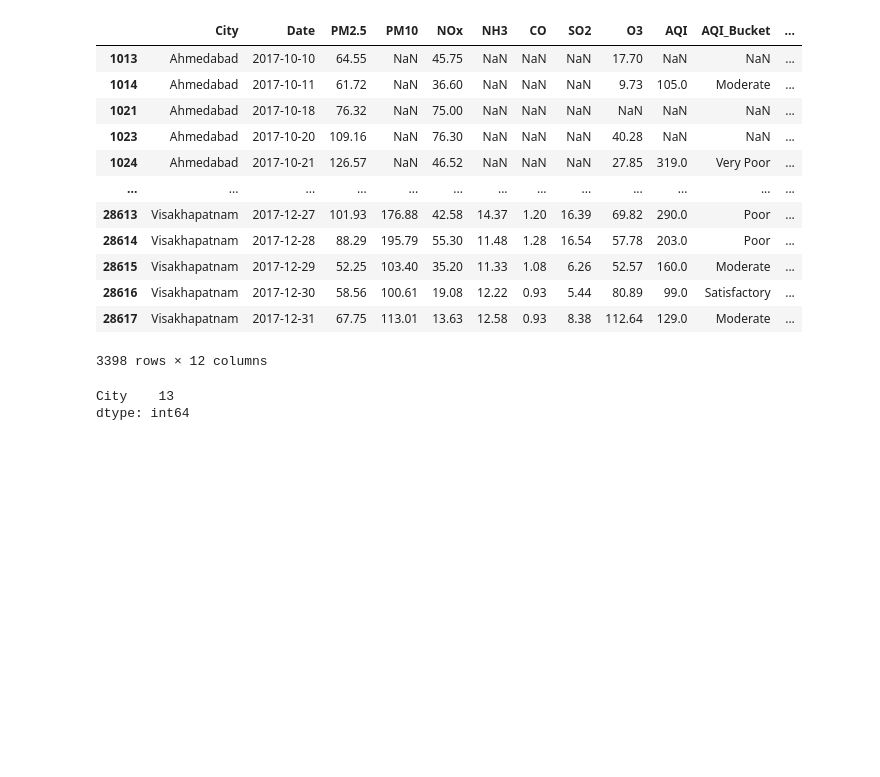
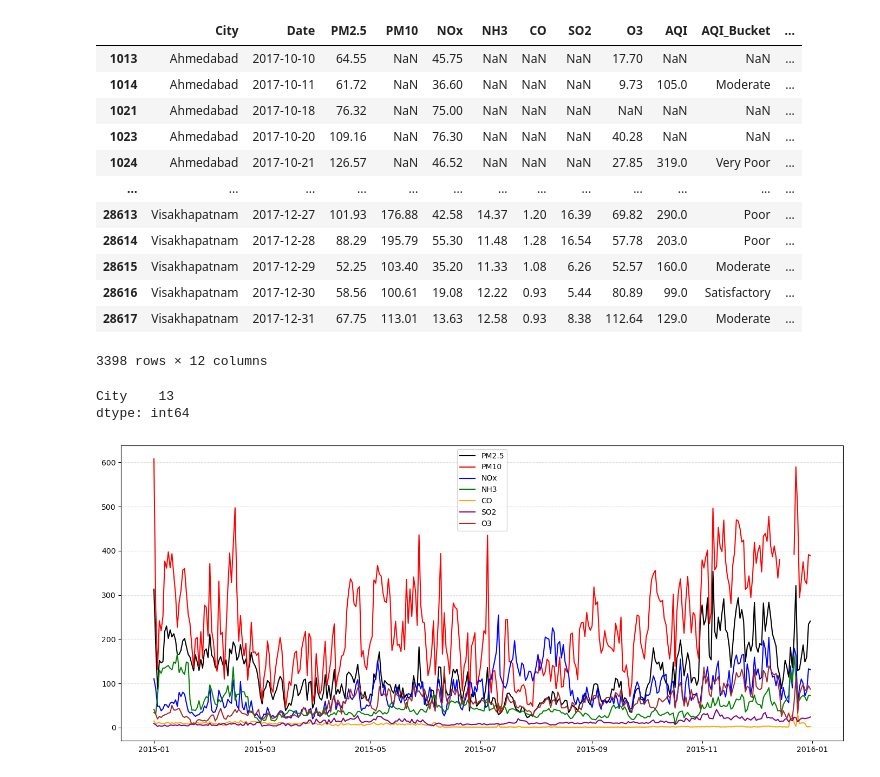
Before and after one commit to aravisv/asthma_aqi, a Jupyter notebook: asthma_aqi.ipynb, the cells around one changed output. Saved outputs shown, nothing was run; the diff lists cells and outputs as text; code cells hidden in the pictures; blank space fills up the shorter version.

```diff
--- a/asthma_aqi.ipynb
+++ b/asthma_aqi.ipynb
@@ -570,3 +586,23 @@ AQI_2017_with_sufficient_data[['City']].nunique()
 # %% [output]
 City    13
 dtype: int64
+# %%
+# a messy graph with all indicators for Delhi in 2015
+
+fig, ax = plt.subplots(figsize=(14, 6))
+delhi = AQI_2015[AQI_2015['City']=='Delhi']
+
+ax.plot(delhi['Date'], delhi['PM2.5'], color='black', lw=1.5, label='PM2.5')
+ax.plot(delhi['Date'], delhi['PM10'], color='red', lw=1.5, label='PM10')
+ax.plot(delhi['Date'], delhi['NOx'], color='blue', lw=1.5, label='NOx')
+ax.plot(delhi['Date'], delhi['NH3'], color='green', lw=1.5, label='NH3')
+ax.plot(delhi['Date'], delhi['CO'], color='orange', lw=1.5, label='CO')
+ax.plot(delhi['Date'], delhi['SO2'], color='purple', lw=1.5, label='SO2')
+ax.plot(delhi['Date'], delhi['O3'], color='brown', lw=1.5, label='O3')
+
+ax.grid(axis='y', linestyle='--', alpha=0.4)
+plt.legend()
+plt.tight_layout()
+plt.show()
+# %% [output]
+[figure, added]
```
Also changed, not shown: parts of 27 cells of this notebook, 1 other file.
